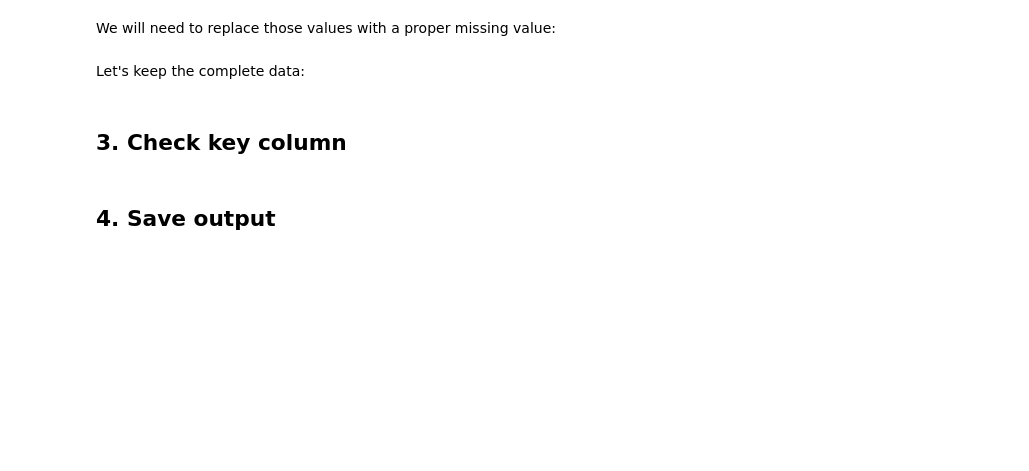
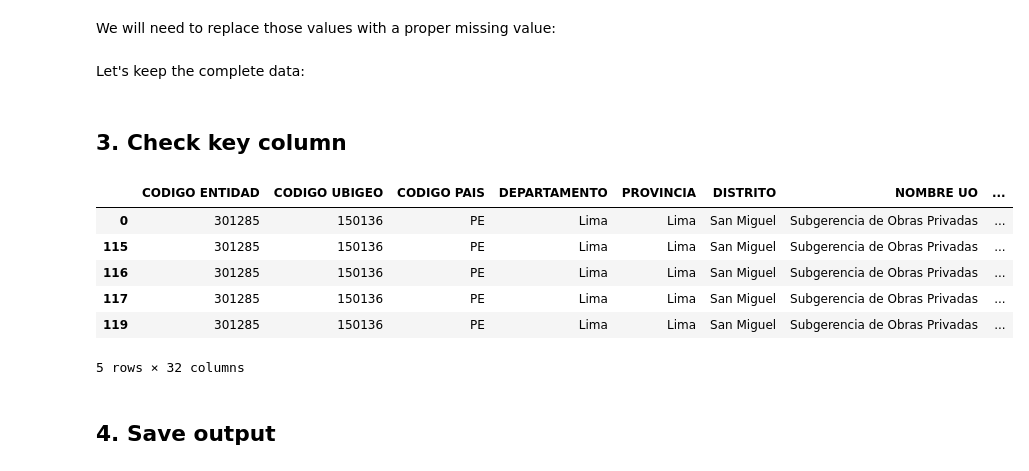
Before and after one commit to LuisPalominoR/Clase-5, a Jupyter notebook: Edificaciones_PROTO.ipynb, the cells around one changed output. Cells and saved outputs as stored; diff of their text form; code cells hidden in the pictures; blank space fills up the shorter version.

```diff
--- a/Edificaciones_PROTO.ipynb
+++ b/Edificaciones_PROTO.ipynb
@@ -968,0 +954,2 @@ Name: DETALLE ALTURA, dtype: int64
+# %%
+df_ordenado['MODALIDAD APROBACION'] = df_ordenado['MODALIDAD APROBACION'].astype(str)
@@ -968,0 +978,12 @@ Name: DETALLE ALTURA, dtype: int64
+# %%
+def APROBACION(MODALIDAD):
+    if 'C' in MODALIDAD:
+        return 'C'
+    if "A" in MODALIDAD:
+        return "A"
+    else:
+        return MODALIDAD
+
+df_ordenado['MODALIDAD APROBACION'] = df_ordenado['MODALIDAD APROBACION'].apply(APROBACION)
+
+df_ordenado['MODALIDAD APROBACION'].value_counts(dropna=False).sort_index()
@@ -968,0 +1000,2 @@ Name: DETALLE ALTURA, dtype: int64
+# %%
+df_ordenado['TIPO OBRA'] = df_ordenado['TIPO OBRA'].astype(str)
@@ -968,0 +1022,2 @@ Name: DETALLE ALTURA, dtype: int64
+# %%
+df_ordenado['TIPO OBRA'] = df_ordenado['TIPO OBRA'].str.strip()
@@ -1012,3 +1143,14 @@ freedom['Country']=freedom.Country.str.upper().str.strip()
+# %%
+df_ordenado.rename(columns=change,inplace=True)
+df_ordenado.head()
+# %% [output]
+|  | CODIGO ENTIDAD | CODIGO UBIGEO | CODIGO PAIS | DEPARTAMENTO | PROVINCIA | DISTRITO | NOMBRE UO | ... |
+| 0 | 301285 | 150136 | PE | Lima | Lima | San Miguel | Subgerencia de Obras Privadas | ... |
+| 115 | 301285 | 150136 | PE | Lima | Lima | San Miguel | Subgerencia de Obras Privadas | ... |
+| 116 | 301285 | 150136 | PE | Lima | Lima | San Miguel | Subgerencia de Obras Privadas | ... |
+| 117 | 301285 | 150136 | PE | Lima | Lima | San Miguel | Subgerencia de Obras Privadas | ... |
+| 119 | 301285 | 150136 | PE | Lima | Lima | San Miguel | Subgerencia de Obras Privadas | ... |
+5 rows × 32 columns
 # %% [markdown]
 ## 4. Save output
 # %%
```
Also changed, not shown: parts of 16 cells of this notebook.
